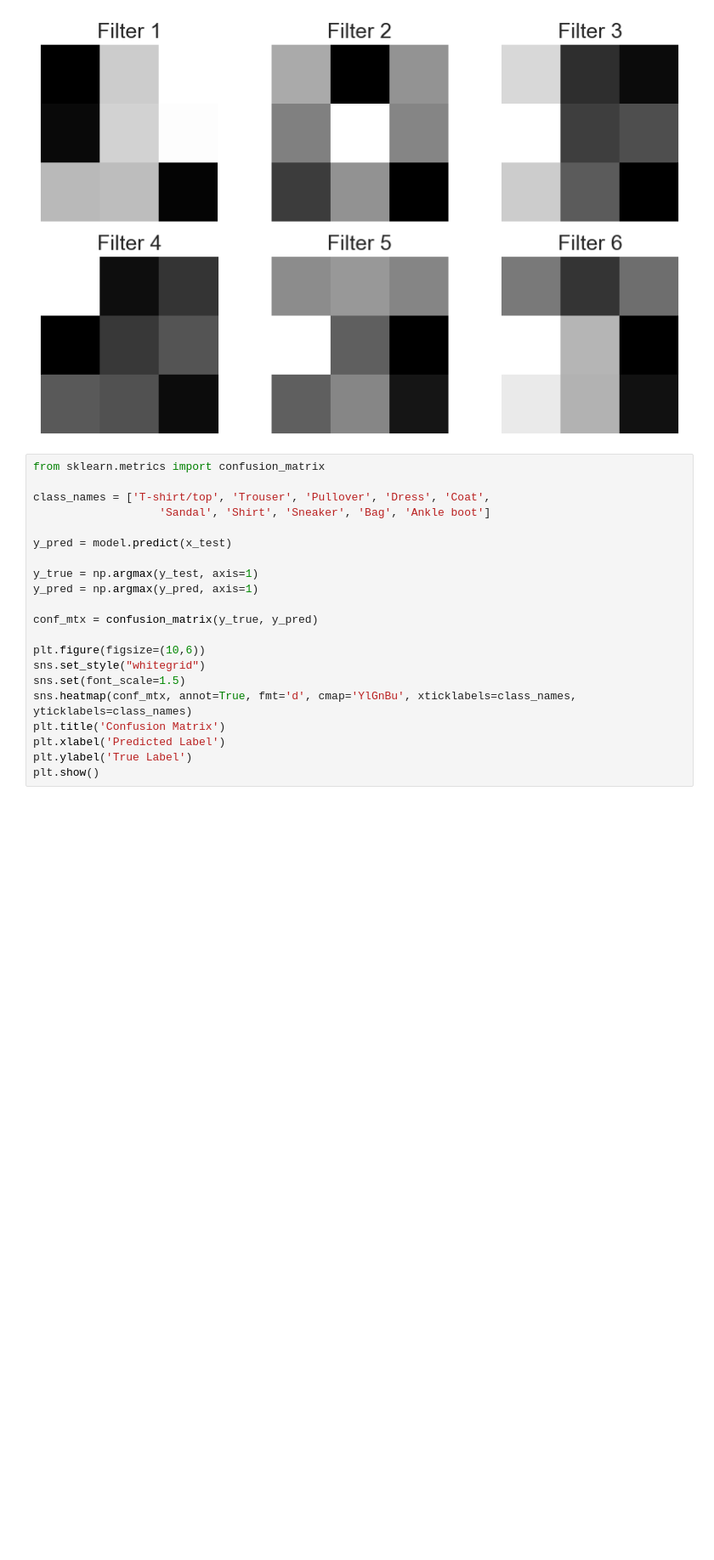
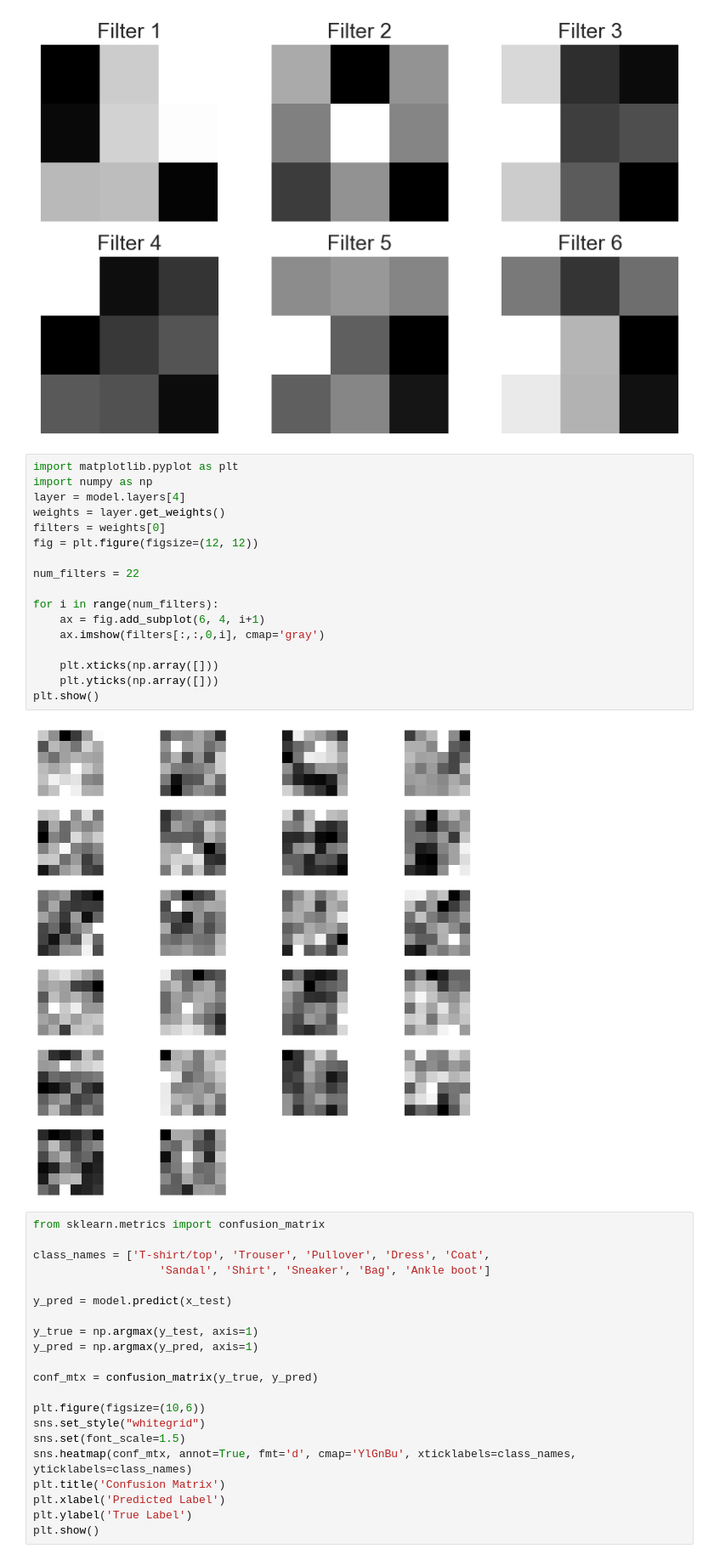
Before and after one commit to mikkelx/api-with-ml-models, a Jupyter notebook: CNN_fashion.ipynb, the cells around one changed output. Shown at 85% size. Cells and saved outputs as stored; diff of their text form; blank space fills up the shorter version.

```diff
--- a/CNN_fashion.ipynb
+++ b/CNN_fashion.ipynb
@@ -213,6 +215,25 @@ for i in range(6):
 plt.show()
 # %% [output]
 [figure]
+# %%
+import matplotlib.pyplot as plt
+import numpy as np
+layer = model.layers[4]
+weights = layer.get_weights()
+filters = weights[0]
+fig = plt.figure(figsize=(12, 12))
+
+num_filters = 22
+
+for i in range(num_filters):
+    ax = fig.add_subplot(6, 4, i+1)
+    ax.imshow(filters[:,:,0,i], cmap='gray')
+
+    plt.xticks(np.array([]))
+    plt.yticks(np.array([]))
+plt.show()
+# %% [output]
+[figure, added]
 # %%
 from sklearn.metrics import confusion_matrix
 
```
Also changed, not shown: parts of 2 cells of this notebook.
